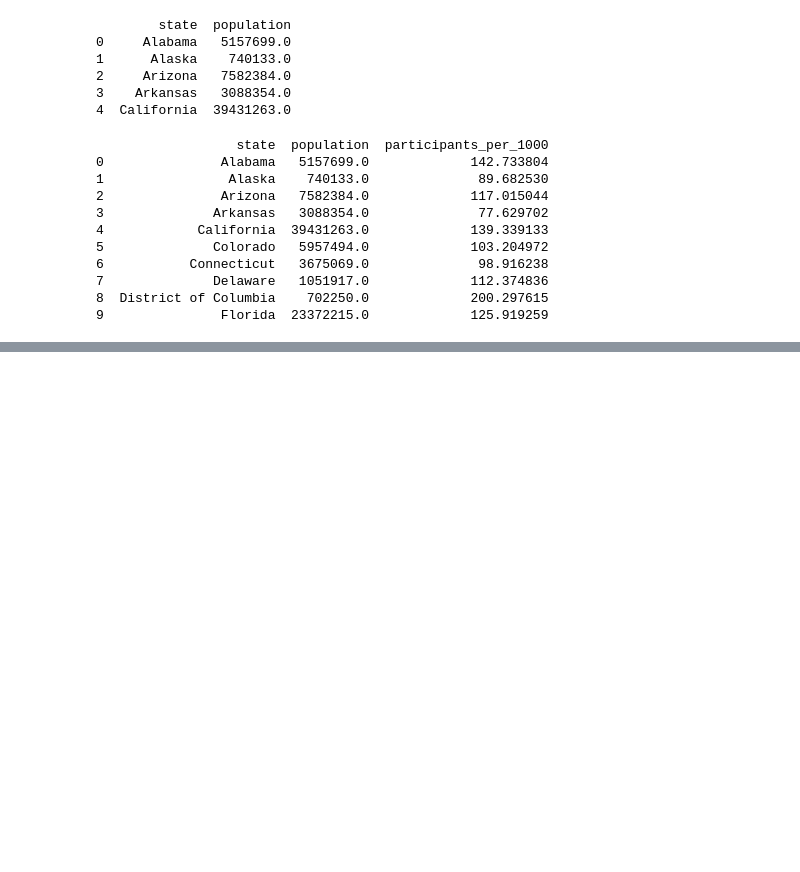
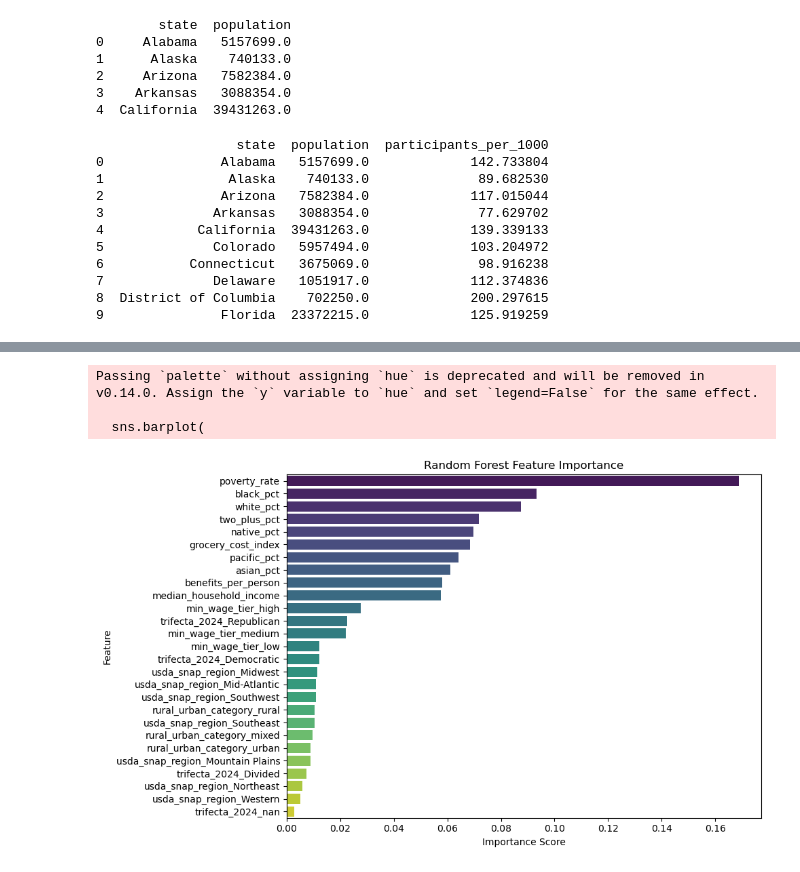
Before and after one commit to arnavjain321-prog/DS_6021_Final_Project, a Jupyter notebook: project_draft.ipynb, the cells around one changed output, grey strips where cells are left out. Saved outputs shown, nothing was run; the diff lists cells and outputs as text; code cells hidden in the pictures; blank space fills up the shorter version.

```diff
--- a/project_draft.ipynb
+++ b/project_draft.ipynb
@@ -1147,0 +973,14 @@ Passing `palette` without assigning `hue` is deprecated and will be removed in v
+# %%
+from sklearn.ensemble import RandomForestClassifier
+
+rf_clf = Pipeline([
+    ("prep", preprocessor),
+    ("clf", RandomForestClassifier(n_estimators=500, random_state=42))
+])
+
+rf_clf.fit(X_train, y_train)
+y_pred_rf = rf_clf.predict(X_test)
+
+print("Random Forest Results:")
+print("Accuracy:", accuracy_score(y_test, y_pred_rf))
+print(classification_report(y_test, y_pred_rf))
@@ -1147,0 +999,35 @@ Passing `palette` without assigning `hue` is deprecated and will be removed in v
+# %%
+import numpy as np
+import matplotlib.pyplot as plt
+import seaborn as sns
+
+# Extract trained RF model
+rf_model = rf_clf.named_steps["clf"]
+
+# One-hot encoded column names
+ohe = preprocessor.named_transformers_["cat"]
+ohe_feature_names = ohe.get_feature_names_out(categorical_cols)
+
+# Combine
+feature_names = numeric_cols + list(ohe_feature_names)
+
+# Importance values
+importances = rf_model.feature_importances_
+indices = np.argsort(importances)[::-1]
+
+plt.figure(figsize=(10,6))
+sns.barplot(
+    y=np.array(feature_names)[indices],
+    x=importances[indices],
+    palette="viridis"
+)
+plt.title("Random Forest Feature Importance")
+plt.xlabel("Importance Score")
+plt.ylabel("Feature")
+plt.tight_layout()
+plt.show()
+# %% [output]
+Passing `palette` without assigning `hue` is deprecated and will be removed in v0.14.0. Assign the `y` variable to `hue` and set `legend=False` for the same effect.
+
+  sns.barplot(
+[figure, added]
```
Also changed, not shown: parts of 23 cells of this notebook, 5 other files.
